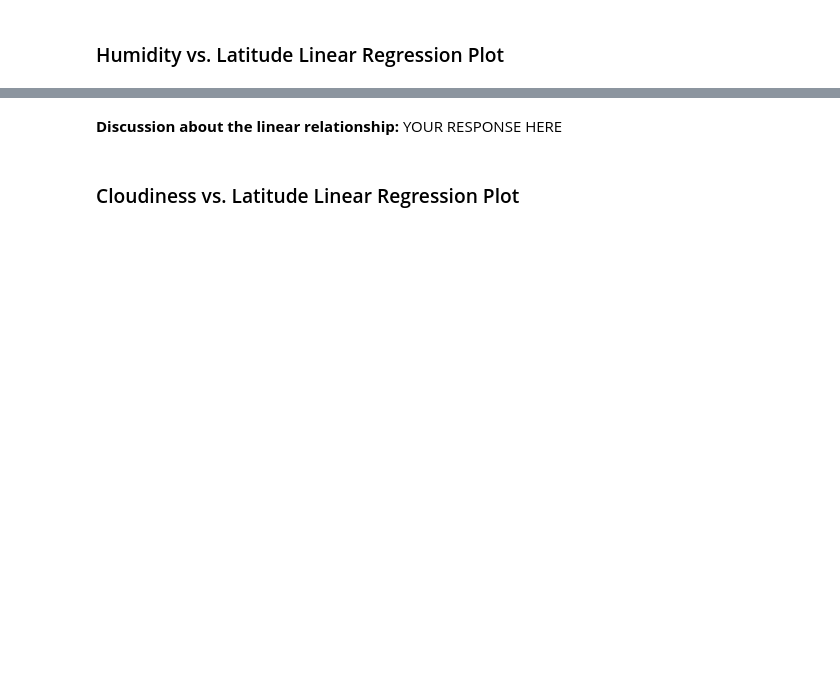
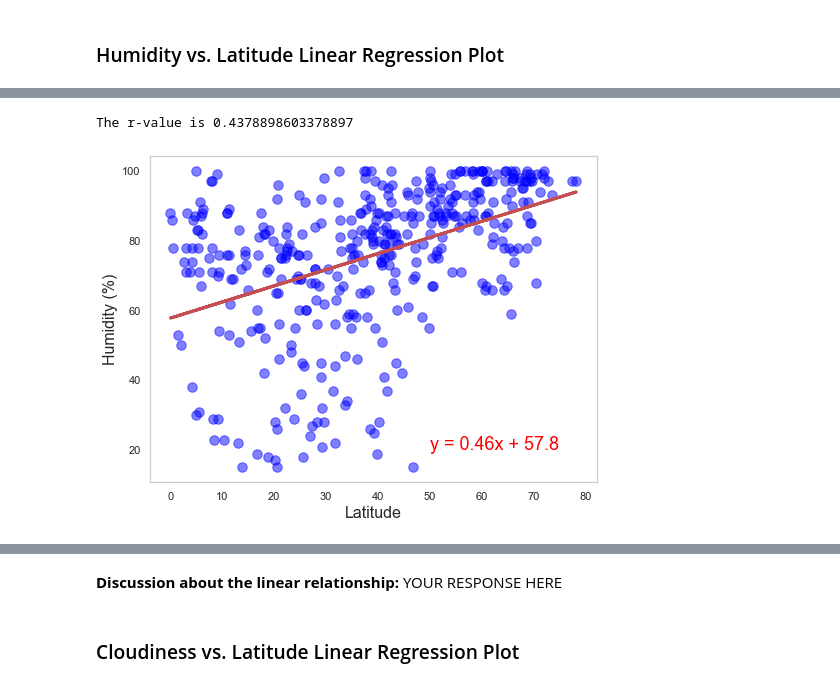
Before and after one commit to jonowood/python-api-challenge, a Jupyter notebook: WeatherPy/WeatherPy.ipynb, the cells around one changed output, grey strips where cells are left out. Cells and saved outputs as stored; diff of their text form; code cells hidden in the pictures; blank space fills up the shorter version.

```diff
--- a/WeatherPy/WeatherPy.ipynb
+++ b/WeatherPy/WeatherPy.ipynb
@@ -379,0 +374,9 @@ The r-value is: 0.0002808747046324607
+# %%
+# Northern Hemisphere
+x_plot = northern_hemi_df["Lat"]
+y_plot = northern_hemi_df["Humidity"]
+linearRegression(x_plot, y_plot, 50, 20, "Humidity (%)")
+plt.savefig("output_data/Fig7.png")
+# %% [output]
+The r-value is 0.4378898603378897
+[figure, added]
```
Also changed, not shown: parts of 18 cells of this notebook, 8 other files.
